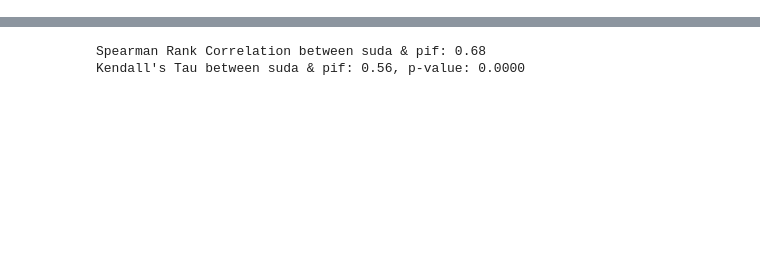
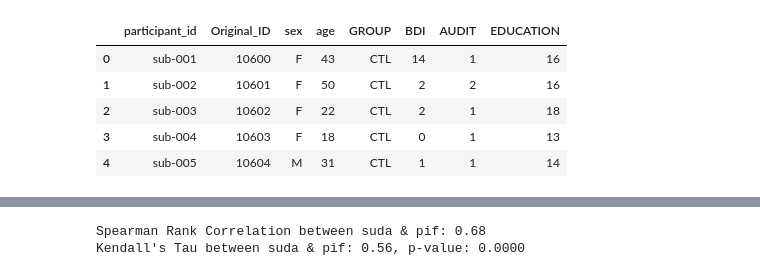
Before and after one commit to EmiKib/MetaprivBIDS-Assessment, a Jupyter notebook: EEG-Study-Alcohol-Imagery-Task-ds004515/Alcohol_Imagery_ds004515.ipynb, the cells around one changed output, grey strips where cells are left out. Drawn from its saved outputs; the diff is of its cells as text; code cells hidden in the pictures; blank space fills up the shorter version.

```diff
--- a/EEG-Study-Alcohol-Imagery-Task-ds004515/Alcohol_Imagery_ds004515.ipynb
+++ b/EEG-Study-Alcohol-Imagery-Task-ds004515/Alcohol_Imagery_ds004515.ipynb
@@ -11,3 +16,12 @@ from metaprivBIDS_stat import rst_outlier_case2
 AL_IMAGE = 'https://s3.amazonaws.com/openneuro.org/ds004515/participants.tsv?versionId=OX_rM1XL_frHnMPy12BwJttx3nN3k8kn'
 AL_IMAGE = pd.read_csv(AL_IMAGE, sep='\t')
 AL_IMAGE.to_csv('data_ds004515/AL_IMAGE_dataset_ds004515.csv', sep=',', index=False)
+# %%
+AL_IMAGE.head()
+# %% [output]
+|  | participant_id | Original_ID | sex | age | GROUP | BDI | AUDIT | EDUCATION |
+| 0 | sub-001 | 10600 | F | 43 | CTL | 14 | 1 | 16 |
+| 1 | sub-002 | 10601 | F | 50 | CTL | 2 | 2 | 16 |
+| 2 | sub-003 | 10602 | F | 22 | CTL | 2 | 1 | 18 |
+| 3 | sub-004 | 10603 | F | 18 | CTL | 0 | 1 | 13 |
+| 4 | sub-005 | 10604 | M | 31 | CTL | 1 | 1 | 14 |
```
Also changed, not shown: parts of 8 cells of this notebook, 3 other files.
